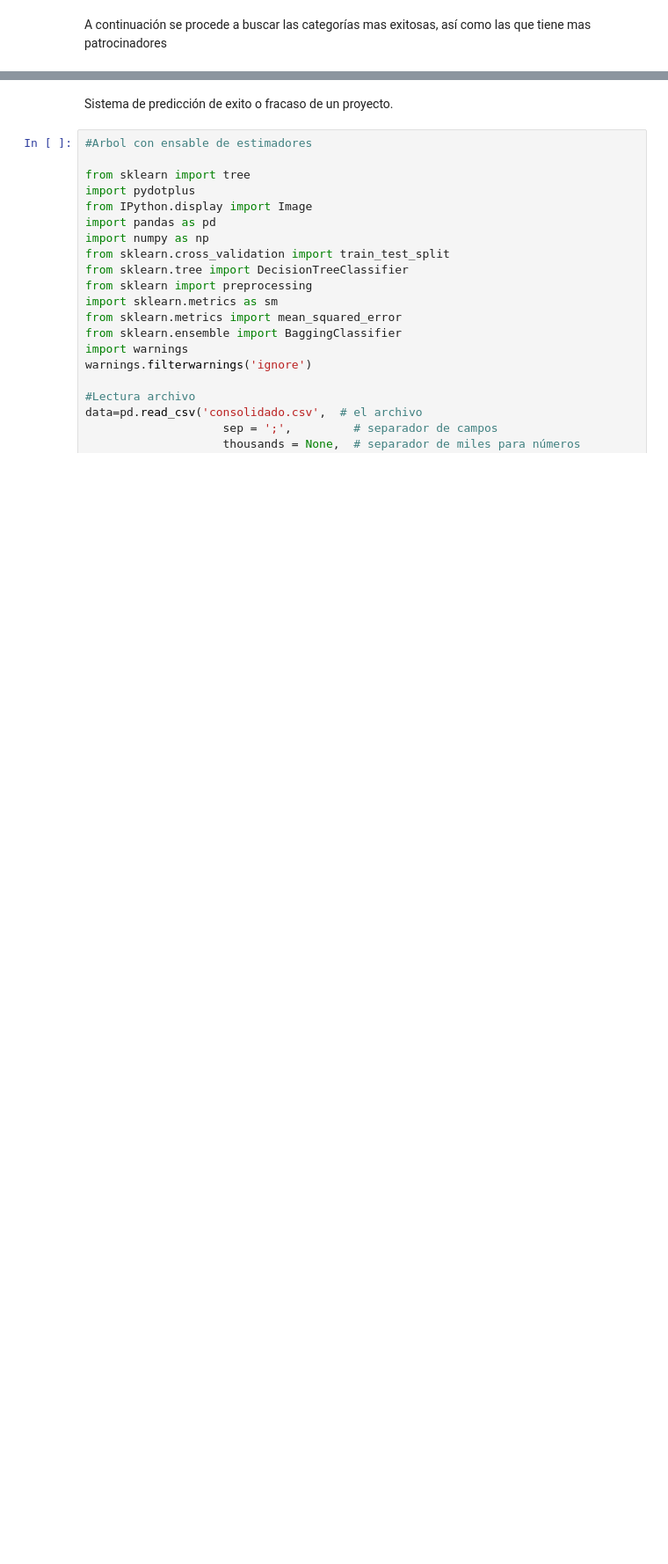
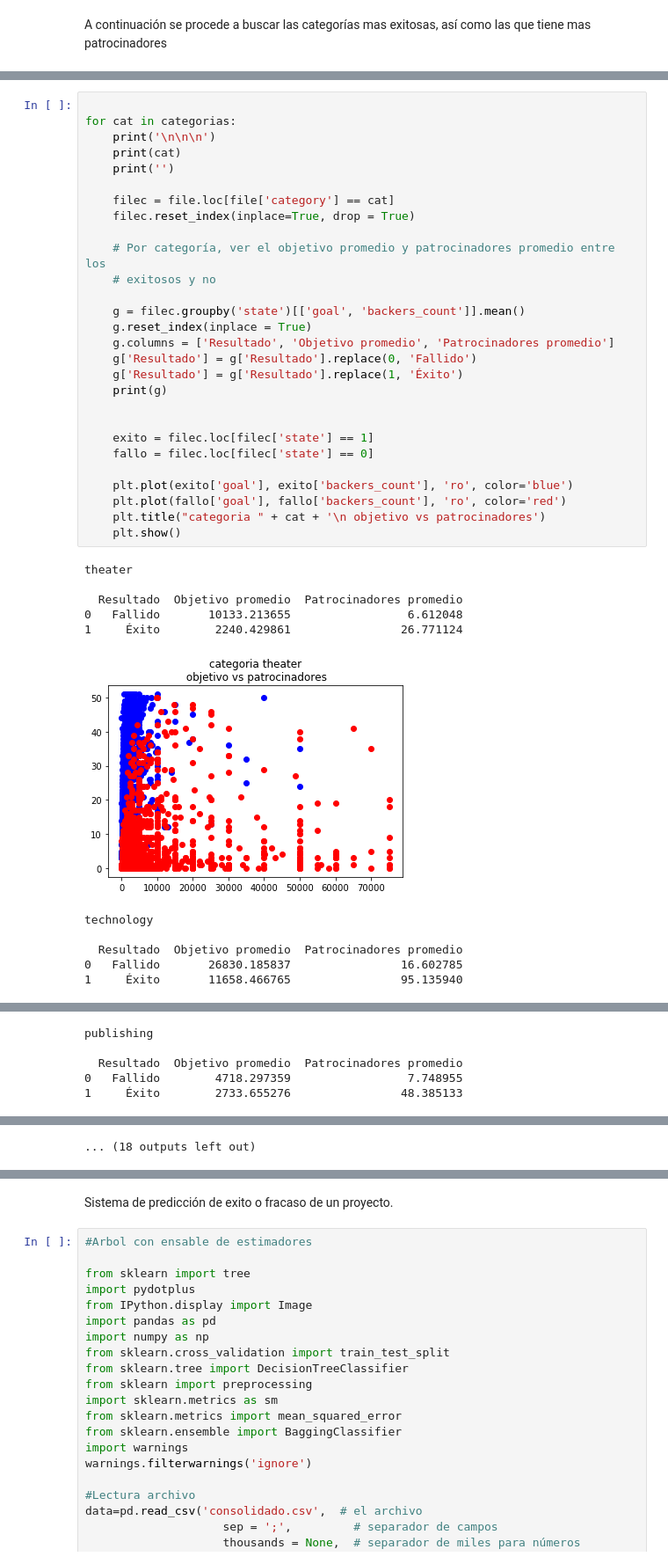
Before and after one commit to hagarciag/Trabajo_Inteligencia_Colectiva, a Jupyter notebook: ARS_arangoMI_arangoRA_carmonaF_garciaHA.ipynb, the cells around one changed output, grey strips where cells are left out. Shown: that part at 88% size. Cells and saved outputs as stored; diff of their text form; blank space fills up the shorter version.

```diff
--- a/ARS_arangoMI_arangoRA_carmonaF_garciaHA.ipynb
+++ b/ARS_arangoMI_arangoRA_carmonaF_garciaHA.ipynb
@@ -293,0 +346,40 @@ crafts: 11958$ por proyecto
+# %%
+
+for cat in categorias:
+    print('\n\n\n')
+    print(cat)
+    print('')
+
+    filec = file.loc[file['category'] == cat]
+    filec.reset_index(inplace=True, drop = True)
+
+    # Por categoría, ver el objetivo promedio y patrocinadores promedio entre los
+    # exitosos y no
+
+    g = filec.groupby('state')[['goal', 'backers_count']].mean()
+    g.reset_index(inplace = True)
+    g.columns = ['Resultado', 'Objetivo promedio', 'Patrocinadores promedio']
+    g['Resultado'] = g['Resultado'].replace(0, 'Fallido')
+    g['Resultado'] = g['Resultado'].replace(1, 'Éxito')
+    print(g)
+
+
+    exito = filec.loc[filec['state'] == 1]
+    fallo = filec.loc[filec['state'] == 0]
+
+    plt.plot(exito['goal'], exito['backers_count'], 'ro', color='blue')
+    plt.plot(fallo['goal'], fallo['backers_count'], 'ro', color='red')
+    plt.title("categoria " + cat + '\n objetivo vs patrocinadores')
+    plt.show()
+# %% [output]
+theater
+
+  Resultado  Objetivo promedio  Patrocinadores promedio
+0   Fallido       10133.213655                 6.612048
+1     Éxito        2240.429861                26.771124
+[figure, added]
+technology
+
+  Resultado  Objetivo promedio  Patrocinadores promedio
+0   Fallido       26830.185837                16.602785
+1     Éxito       11658.466765                95.135940
@@ -293,0 +387,5 @@ crafts: 11958$ por proyecto
+publishing
+
+  Resultado  Objetivo promedio  Patrocinadores promedio
+0   Fallido        4718.297359                 7.748955
+1     Éxito        2733.655276                48.385133
@@ -293,0 +411 @@ crafts: 11958$ por proyecto
+... (18 outputs left out)
```
Also changed, not shown: parts of 8 cells of this notebook.
